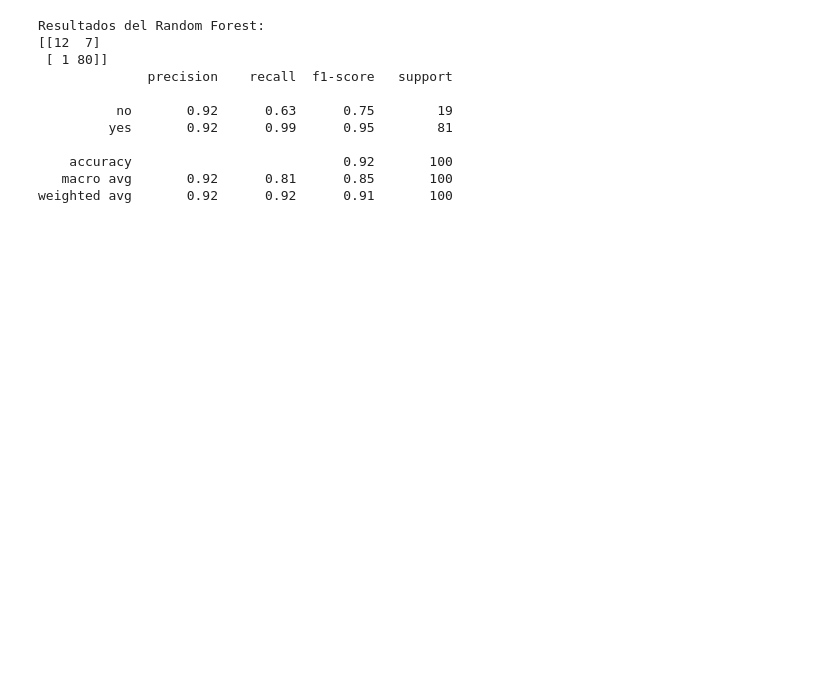
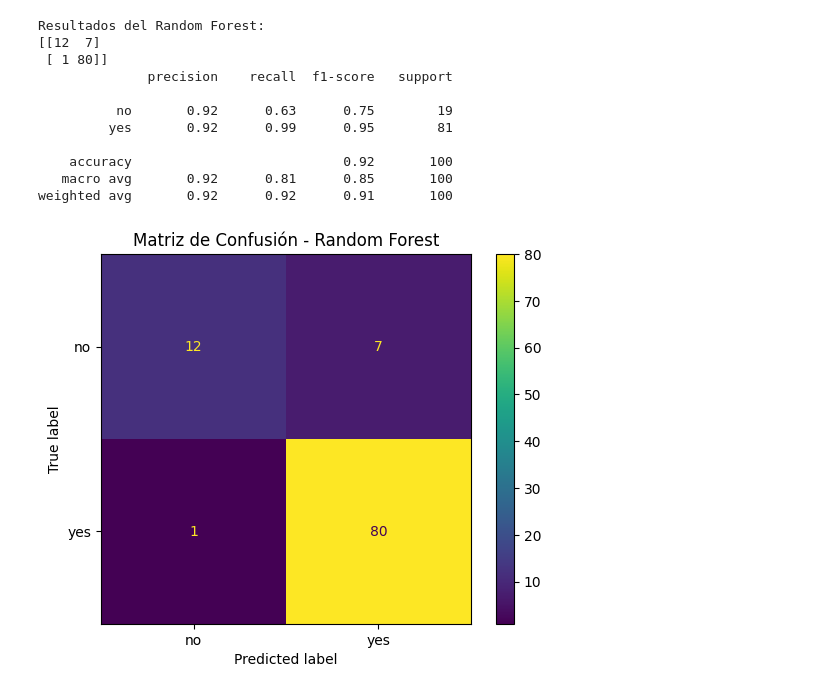
Before and after one commit to oscardbocanegra/Universidad, a Jupyter notebook: aprendizaje_automatico_mineria_datos/act2/actividad2.ipynb, the cells around one changed output. Cells and saved outputs as stored; diff of their text form; code cells hidden in the pictures; blank space fills up the shorter version.

```diff
--- a/aprendizaje_automatico_mineria_datos/act2/actividad2.ipynb
+++ b/aprendizaje_automatico_mineria_datos/act2/actividad2.ipynb
@@ -207,3 +214,10 @@ Resultados del Random Forest:
     accuracy                           0.92       100
    macro avg       0.92      0.81      0.85       100
 weighted avg       0.92      0.92      0.91       100
+# %%
+# Gráfico de la matriz de confusión para Random Forest
+ConfusionMatrixDisplay.from_estimator(rf_model, X_test, y_test)
+plt.title('Matriz de Confusión - Random Forest')
+plt.show()
+# %% [output]
+[figure, added]
```
Also changed, not shown: parts of 2 cells of this notebook.
